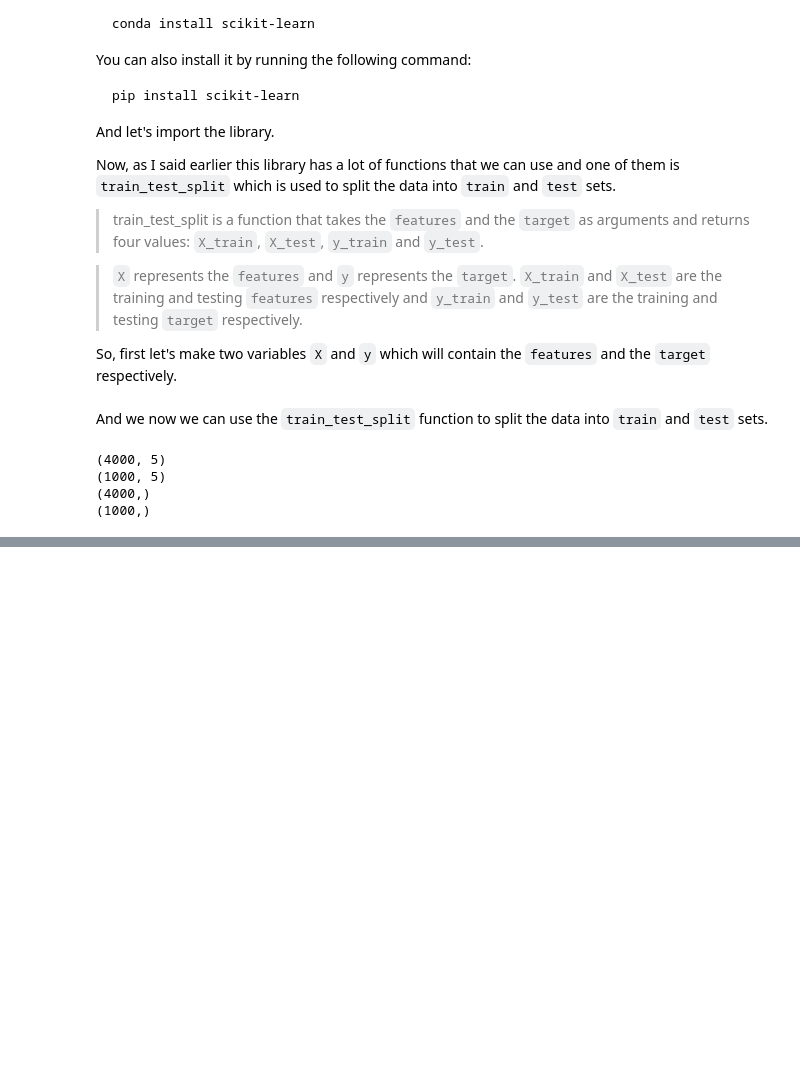
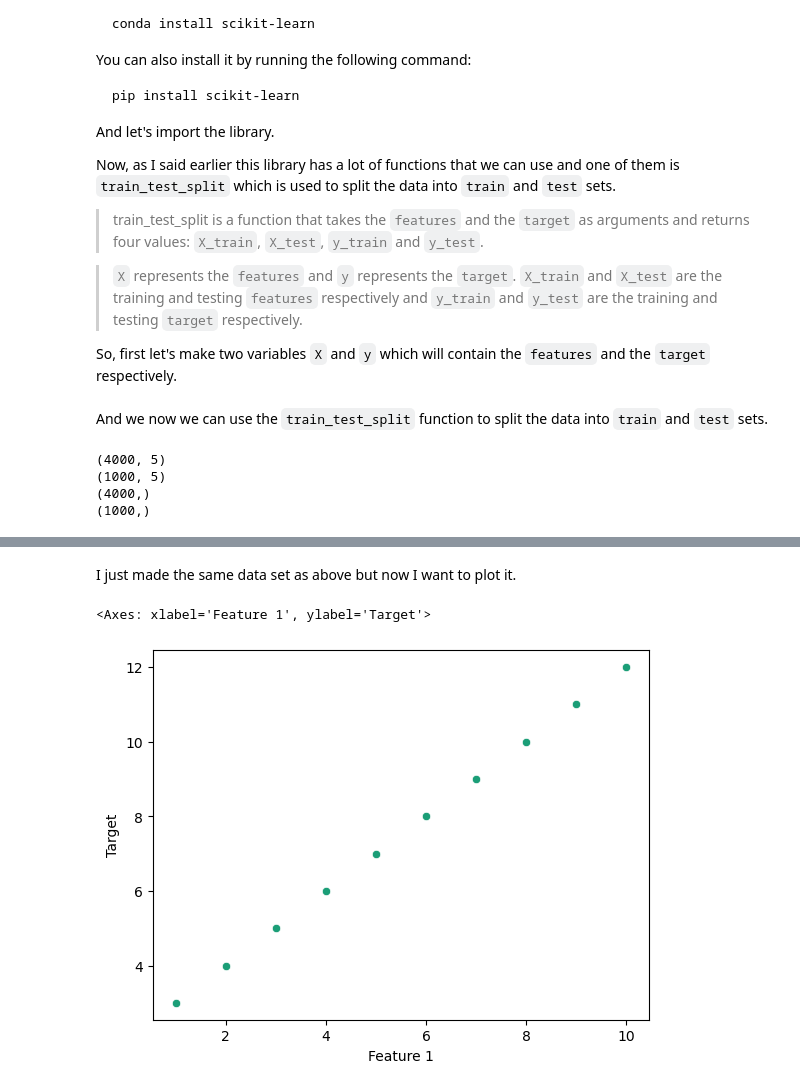
Before and after one commit to RishatTalukder/Machine-Learning-Zero-to-Hero, a Jupyter notebook: 7_Linear_Regression/15_Art_of_Regression.ipynb, the cells around one changed output, grey strips where cells are left out. Drawn from its saved outputs; the diff is of its cells as text; code cells hidden in the pictures; blank space fills up the shorter version.

```diff
--- a/7_Linear_Regression/15_Art_of_Regression.ipynb
+++ b/7_Linear_Regression/15_Art_of_Regression.ipynb
@@ -278,0 +292,10 @@ And now that we have our `train` and `test` sets, let's learn about `linear regr
+# %%
+example_df = pd.DataFrame(
+    {
+        'Feature 1': np.arange(1, 11),
+        'Feature 2': np.arange(2, 12),
+        'Target' : np.arange(3, 13)
+    }
+)
+
+example_df
@@ -278,0 +314,11 @@ And now that we have our `train` and `test` sets, let's learn about `linear regr
+# %% [markdown]
+I just made the same data set as above but now I want to plot it.
+# %%
+sns.scatterplot(
+    data=example_df,
+    x='Feature 1',
+    y='Target',
+)
+# %% [output]
+<Axes: xlabel='Feature 1', ylabel='Target'>
+[figure, added]
```
Also changed, not shown: parts of 29 cells of this notebook.
